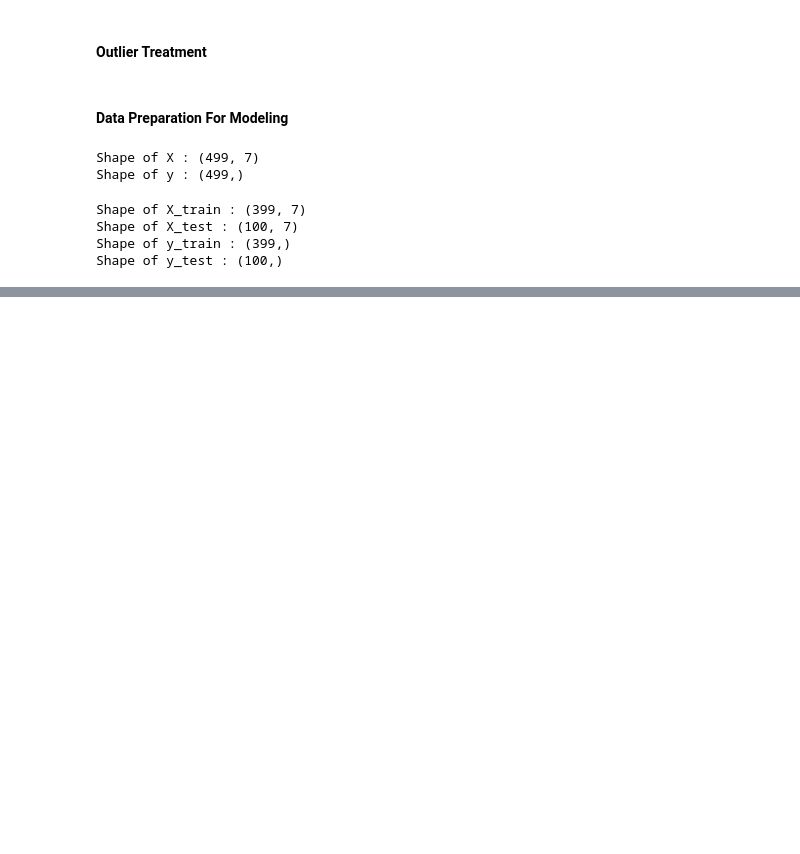
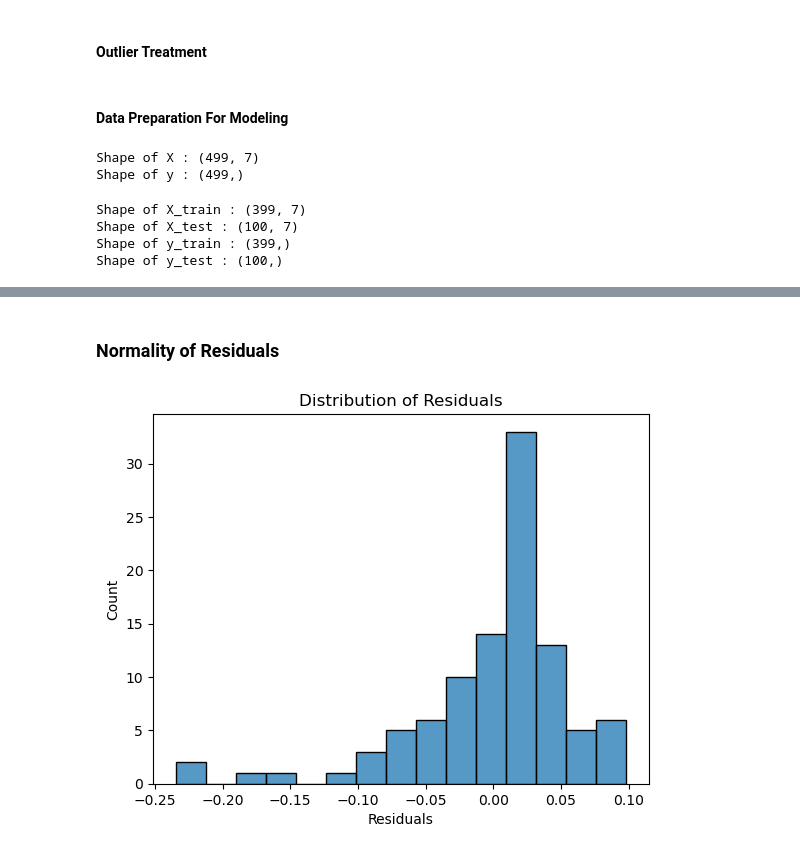
Before and after one commit to chaitanyacherukuri/Jamboree, a Jupyter notebook: Jamboree_Case_Study.ipynb, the cells around one changed output, grey strips where cells are left out. Drawn from its saved outputs; the diff is of its cells as text; code cells hidden in the pictures; blank space fills up the shorter version.

```diff
--- a/Jamboree_Case_Study.ipynb
+++ b/Jamboree_Case_Study.ipynb
@@ -203,0 +654,11 @@ X_test_sc = scaler.transform(X_test)
+# %% [markdown]
+### Normality of Residuals
+# %%
+#Distribution of residuals
+
+sns.histplot(x = error)
+plt.xlabel('Residuals')
+plt.title('Distribution of Residuals')
+plt.show()
+# %% [output]
+[figure, added]
```
Also changed, not shown: parts of 75 cells of this notebook.
